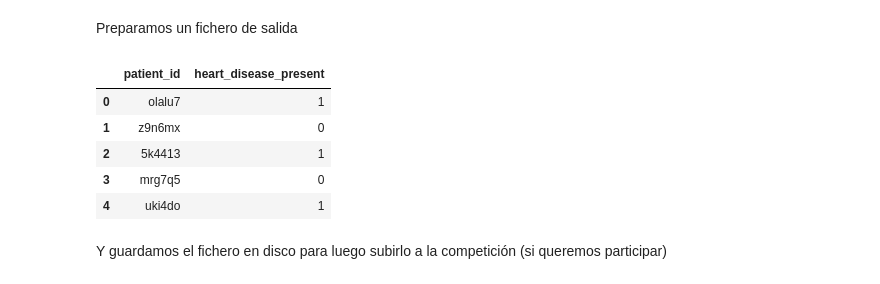
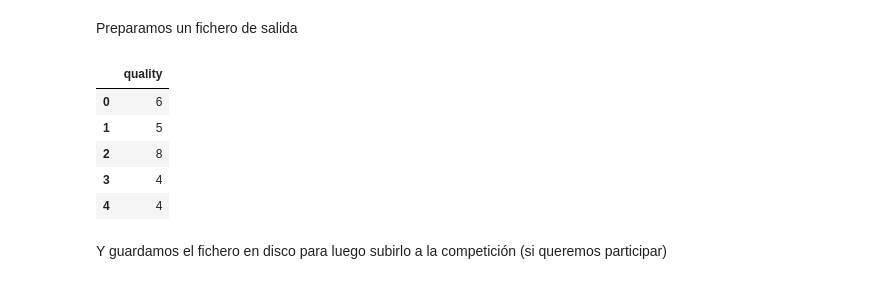
Before and after one commit to Javiert54/bigData, a Jupyter notebook: CEIABD_SNS/UT3 - Algoritmos y herramientas para el aprendizaje supervisado/Actividad 3.5 – Clasificación de vinos/Ejemplo_3_3_Clasificación_con_Naive_Bayes_(Heart_Diseases).ipynb, the cells around one changed output. Saved outputs shown, nothing was run; the diff lists cells and outputs as text; code cells hidden in the pictures.

```diff
--- a/CEIABD_SNS/UT3 - Algoritmos y herramientas para el aprendizaje supervisado/Actividad 3.5 – Clasificación de vinos/Ejemplo_3_3_Clasificación_con_Naive_Bayes_(Heart_Diseases).ipynb
+++ b/CEIABD_SNS/UT3 - Algoritmos y herramientas para el aprendizaje supervisado/Actividad 3.5 – Clasificación de vinos/Ejemplo_3_3_Clasificación_con_Naive_Bayes_(Heart_Diseases).ipynb
@@ -384,18 +373,22 @@ IndexError: index 6 is out of bounds for axis 0 with size 6
 # %% [markdown]
 Preparamos un fichero de salida
 # %%
-res = clf.predict(test[selected_features]) # Recuerda test es el dataFrame que nos ha dejado la competición para
+
+test = pd.concat([X_test, y_test], axis=1)
+
+res = clf.predict(test.drop('quality', axis=1)) # Recuerda test es el dataFrame que nos ha dejado la competición para
                                            # que nuestro modelo prediga unos resultados. Y son estos resultados los que
                                            # se suben a la web para que nos lo puntúen.
-output = pd.DataFrame({ 'patient_id': test['patient_id'], 'heart_disease_present': res})
+
+output = pd.DataFrame({ 'quality': res})
 output.head()
 # %% [output]
-|  | patient_id | heart_disease_present |
-| 0 | olalu7 | 1 |
-| 1 | z9n6mx | 0 |
-| 2 | 5k4413 | 1 |
-| 3 | mrg7q5 | 0 |
-| 4 | uki4do | 1 |
+|  | quality |
+| 0 | 6 |
+| 1 | 5 |
+| 2 | 8 |
+| 3 | 4 |
+| 4 | 4 |
 # %% [markdown]
 Y guardamos el fichero en disco para luego subirlo a la competición (si queremos participar)
 # %%
```
Also changed, not shown: parts of 5 cells of this notebook, 2 other files.
